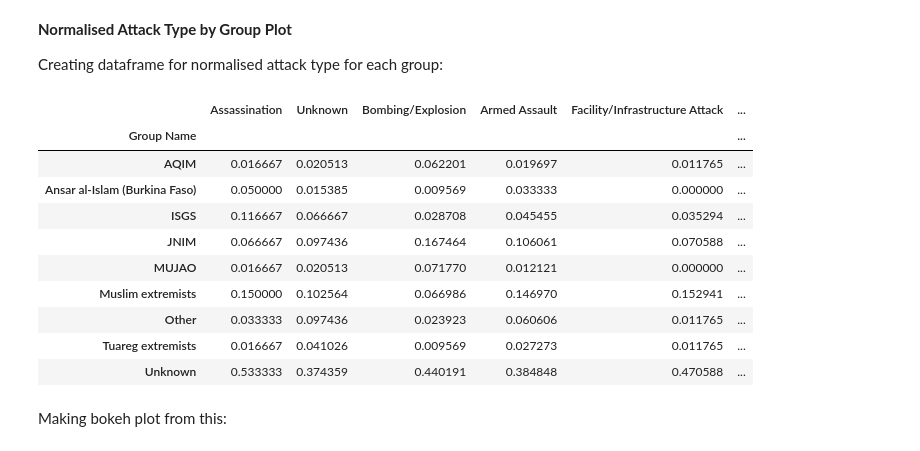
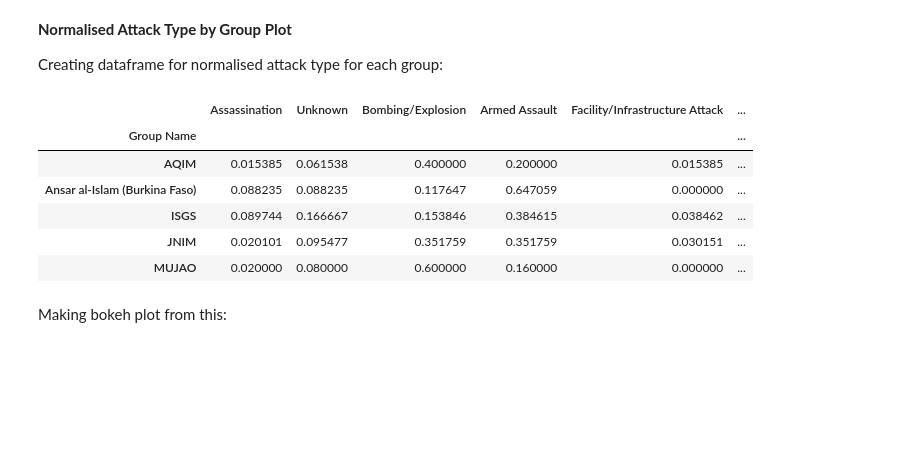
Before and after one commit to maxstalzer/maxstalzer.github.io, a Jupyter notebook: SahelNotebook.ipynb, the cells around one changed output. Saved outputs shown, nothing was run; the diff lists cells and outputs as text; code cells hidden in the pictures; blank space fills up the shorter version.

```diff
--- a/SahelNotebook.ipynb
+++ b/SahelNotebook.ipynb
@@ -248,29 +271,29 @@ Creating dataframe for normalised attack type for each group:
 # %%
 attackTypeNorm = pd.DataFrame()
 attackTypeNorm.index.name = 'Group Name'
 
 attacktypes = Sahel['attacktype1_txt'].unique()
 
 for i in attacktypes:
     attack = Sahel[Sahel['attacktype1_txt'] == i]
     gCount = attack.groupby(attack['GroupID']).size()
-    gTotal = gCount.sum()
-    attackTypeNorm[i] = gCount / gTotal
+    attackTypeNorm[i] = gCount
 
+# Fill NaN values with 0
 attackTypeNorm = attackTypeNorm.fillna(0)
-attackTypeNorm.head(10)
+
+# Divide each row by the sum of the row
+attackTypeNorm = attackTypeNorm.div(attackTypeNorm.sum(axis=1), axis=0)
+
+attackTypeNorm.head()
 # %% [output]
 |  | Assassination | Unknown | Bombing/Explosion | Armed Assault | Facility/Infrastructure Attack | ... |
 | Group Name |  |  |  |  |  | ... |
-| AQIM | 0.016667 | 0.020513 | 0.062201 | 0.019697 | 0.011765 | ... |
-| Ansar al-Islam (Burkina Faso) | 0.050000 | 0.015385 | 0.009569 | 0.033333 | 0.000000 | ... |
-| ISGS | 0.116667 | 0.066667 | 0.028708 | 0.045455 | 0.035294 | ... |
-| JNIM | 0.066667 | 0.097436 | 0.167464 | 0.106061 | 0.070588 | ... |
-| MUJAO | 0.016667 | 0.020513 | 0.071770 | 0.012121 | 0.000000 | ... |
-| Muslim extremists | 0.150000 | 0.102564 | 0.066986 | 0.146970 | 0.152941 | ... |
-| Other | 0.033333 | 0.097436 | 0.023923 | 0.060606 | 0.011765 | ... |
-| Tuareg extremists | 0.016667 | 0.041026 | 0.009569 | 0.027273 | 0.011765 | ... |
-| Unknown | 0.533333 | 0.374359 | 0.440191 | 0.384848 | 0.470588 | ... |
+| AQIM | 0.015385 | 0.061538 | 0.400000 | 0.200000 | 0.015385 | ... |
+| Ansar al-Islam (Burkina Faso) | 0.088235 | 0.088235 | 0.117647 | 0.647059 | 0.000000 | ... |
+| ISGS | 0.089744 | 0.166667 | 0.153846 | 0.384615 | 0.038462 | ... |
+| JNIM | 0.020101 | 0.095477 | 0.351759 | 0.351759 | 0.030151 | ... |
+| MUJAO | 0.020000 | 0.080000 | 0.600000 | 0.160000 | 0.000000 | ... |
 # %% [markdown]
 Making bokeh plot from this:
 # %%
```
Also changed, not shown: parts of 7 cells of this notebook, 8 other files.
